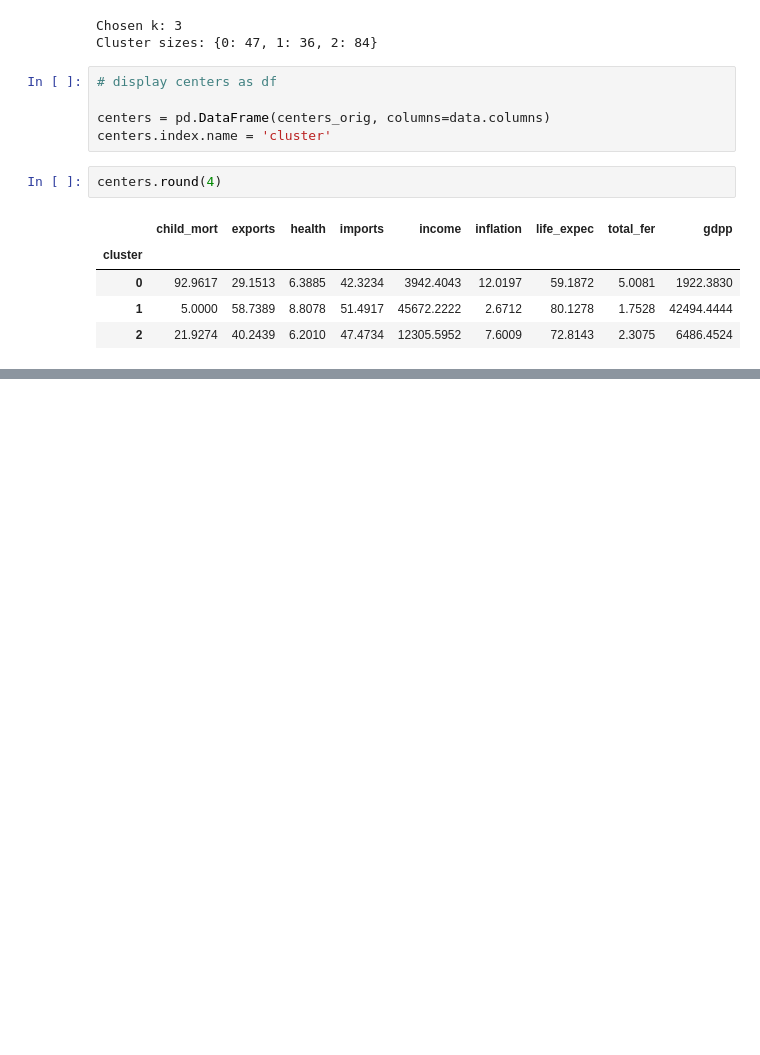
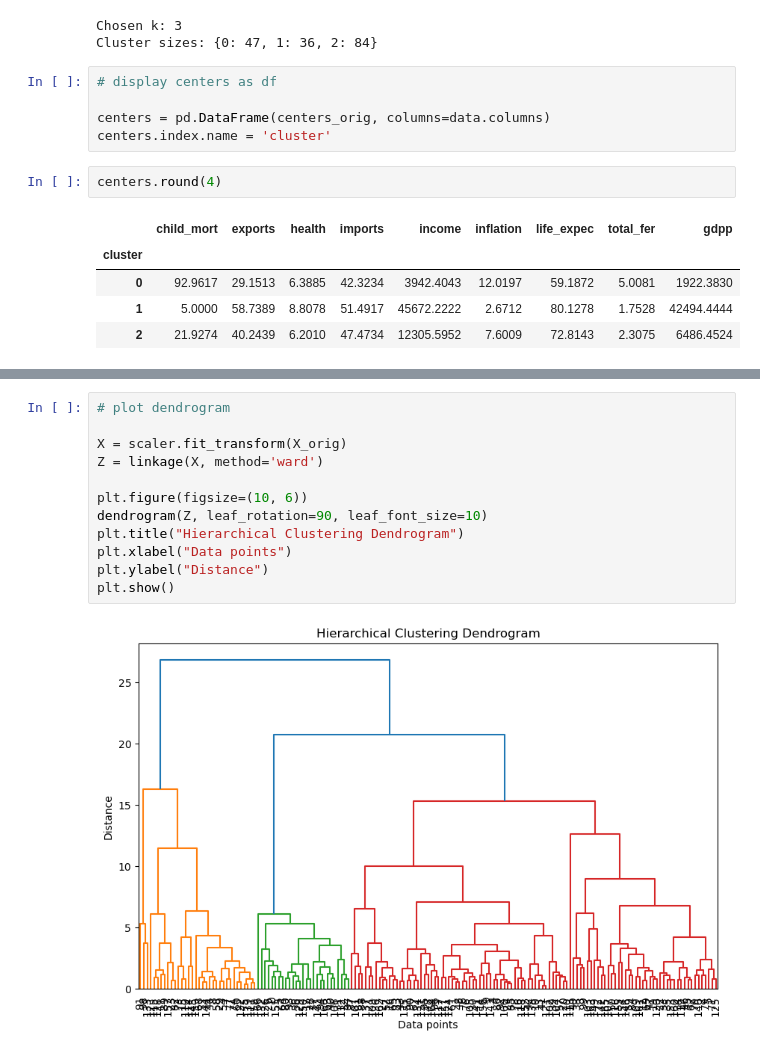
Before and after one commit to gh4nti/MRM-Research-AI-Taskphase, a Jupyter notebook: task10/Task10.ipynb, the cells around one changed output, grey strips where cells are left out. Saved outputs shown, nothing was run; the diff lists cells and outputs as text; blank space fills up the shorter version.

Commit message:
added hierarchical clustering

```diff
--- a/task10/Task10.ipynb
+++ b/task10/Task10.ipynb
@@ -461,0 +615,14 @@ centers.round(4)
+# %%
+# plot dendrogram
+
+X = scaler.fit_transform(X_orig)
+Z = linkage(X, method='ward')
+
+plt.figure(figsize=(10, 6))
+dendrogram(Z, leaf_rotation=90, leaf_font_size=10)
+plt.title("Hierarchical Clustering Dendrogram")
+plt.xlabel("Data points")
+plt.ylabel("Distance")
+plt.show()
+# %% [output]
+[figure, added]
```
Also changed, not shown: parts of 11 cells of this notebook.
